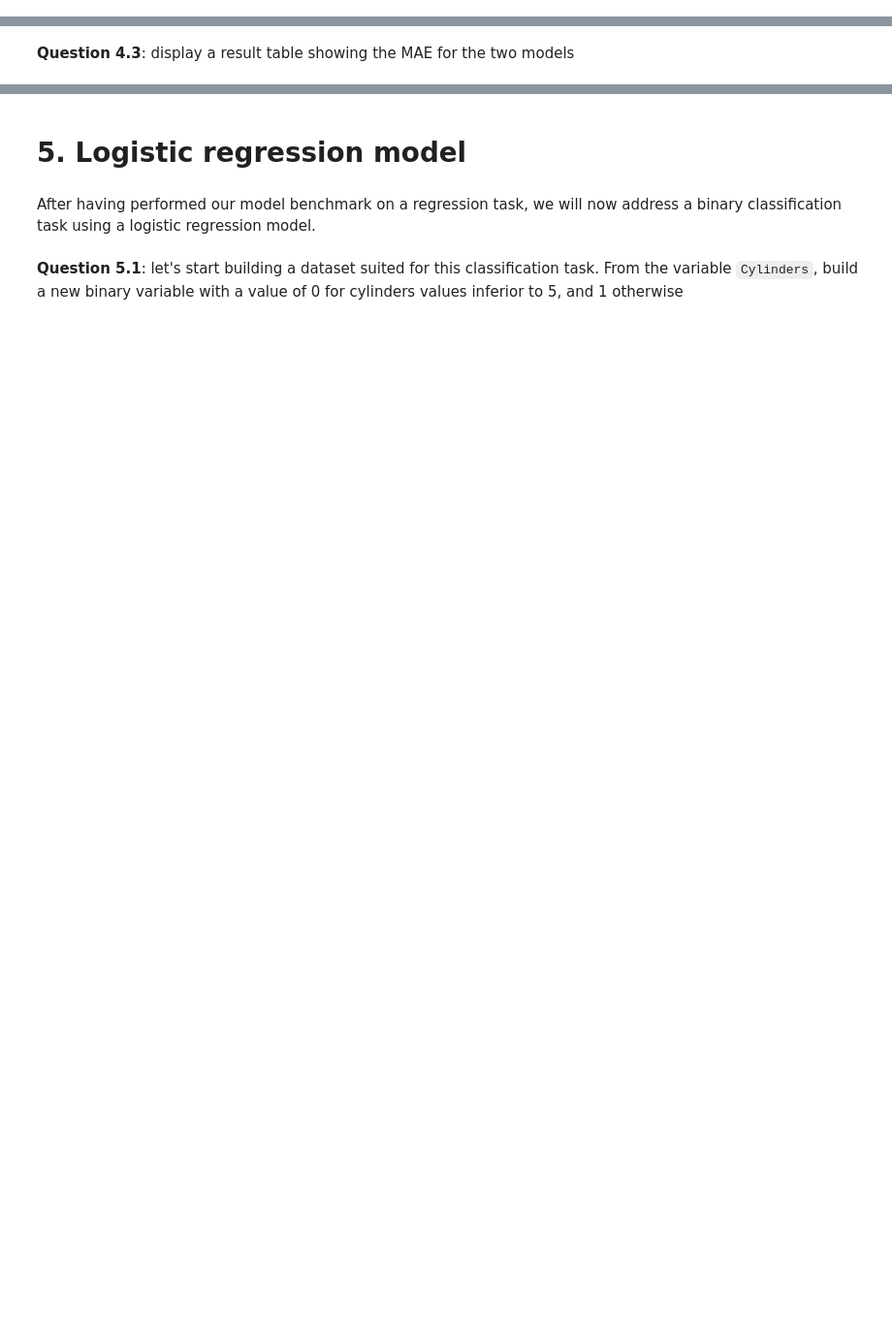
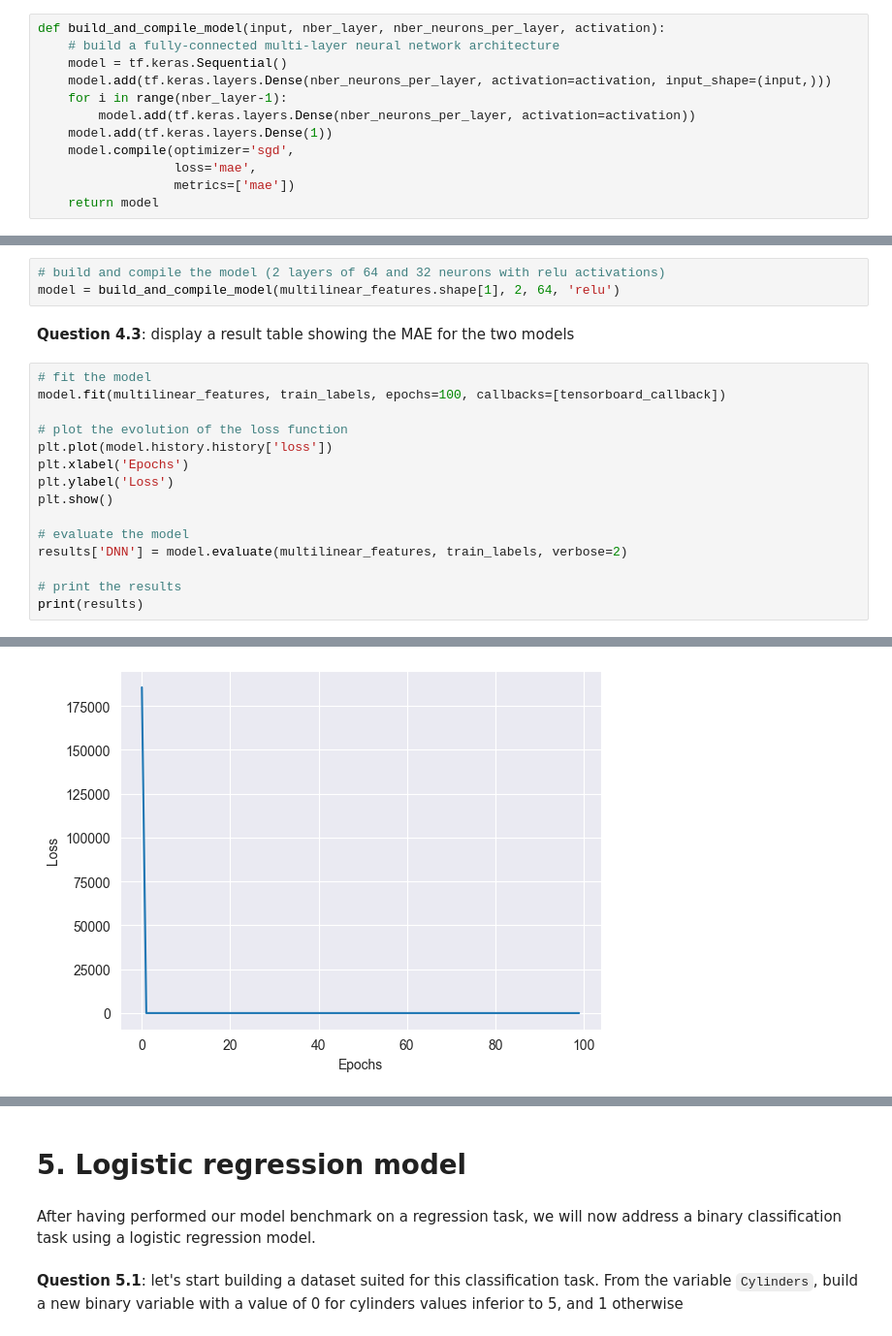
Before and after one commit to thomas40510/MLMythe, a Jupyter notebook: TP4/TP4.ipynb, the cells around one changed output, grey strips where cells are left out. Shown: that part at 97% size. Drawn from its saved outputs; the diff is of its cells as text; blank space fills up the shorter version.

```diff
--- a/TP4/TP4.ipynb
+++ b/TP4/TP4.ipynb
@@ -153,7 +318,38 @@ horsepower = np.array(train_features['Horsepower'])[:,np.newaxis]
 # 4. Fully-connected multi-layer neural network model
 # %% [markdown]
 **Question 4.1**: write a function `def build_and_compile_model(input, nber_layer, nber_neurons_per_layer, activation):` able to build a fully-connected multi-layer neural network architecture with `nber_layer` layers, each containing `nber_neurons_per_layer` neurons with an activaton stored in the list `activation`.
+# %%
+def build_and_compile_model(input, nber_layer, nber_neurons_per_layer, activation):
+    # build a fully-connected multi-layer neural network architecture
+    model = tf.keras.Sequential()
+    model.add(tf.keras.layers.Dense(nber_neurons_per_layer, activation=activation, input_shape=(input,)))
+    for i in range(nber_layer-1):
+        model.add(tf.keras.layers.Dense(nber_neurons_per_layer, activation=activation))
+    model.add(tf.keras.layers.Dense(1))
+    model.compile(optimizer='sgd',
+                  loss='mae',
+                  metrics=['mae'])
+    return model
 # %% [markdown]
 **Question 4.2**: using this fonction, build and compile a DNN model with two layers of 64 and 32 neurons with `relu` activations to predict MPG from all other variables
+# %%
+# build and compile the model (2 layers of 64 and 32 neurons with relu activations)
+model = build_and_compile_model(multilinear_features.shape[1], 2, 64, 'relu')
 # %% [markdown]
 **Question 4.3**: display a result table showing the MAE for the two models
+# %%
+# fit the model
+model.fit(multilinear_features, train_labels, epochs=100, callbacks=[tensorboard_callback])
+
+# plot the evolution of the loss function
+plt.plot(model.history.history['loss'])
+plt.xlabel('Epochs')
+plt.ylabel('Loss')
+plt.show()
+
+# evaluate the model
+results['DNN'] = model.evaluate(multilinear_features, train_labels, verbose=2)
+
+# print the results
+print(results)
+# %% [output]
@@ -159,0 +373 @@ horsepower = np.array(train_features['Horsepower'])[:,np.newaxis]
+[figure, added]
```
Also changed, not shown: parts of 19 cells of this notebook.
